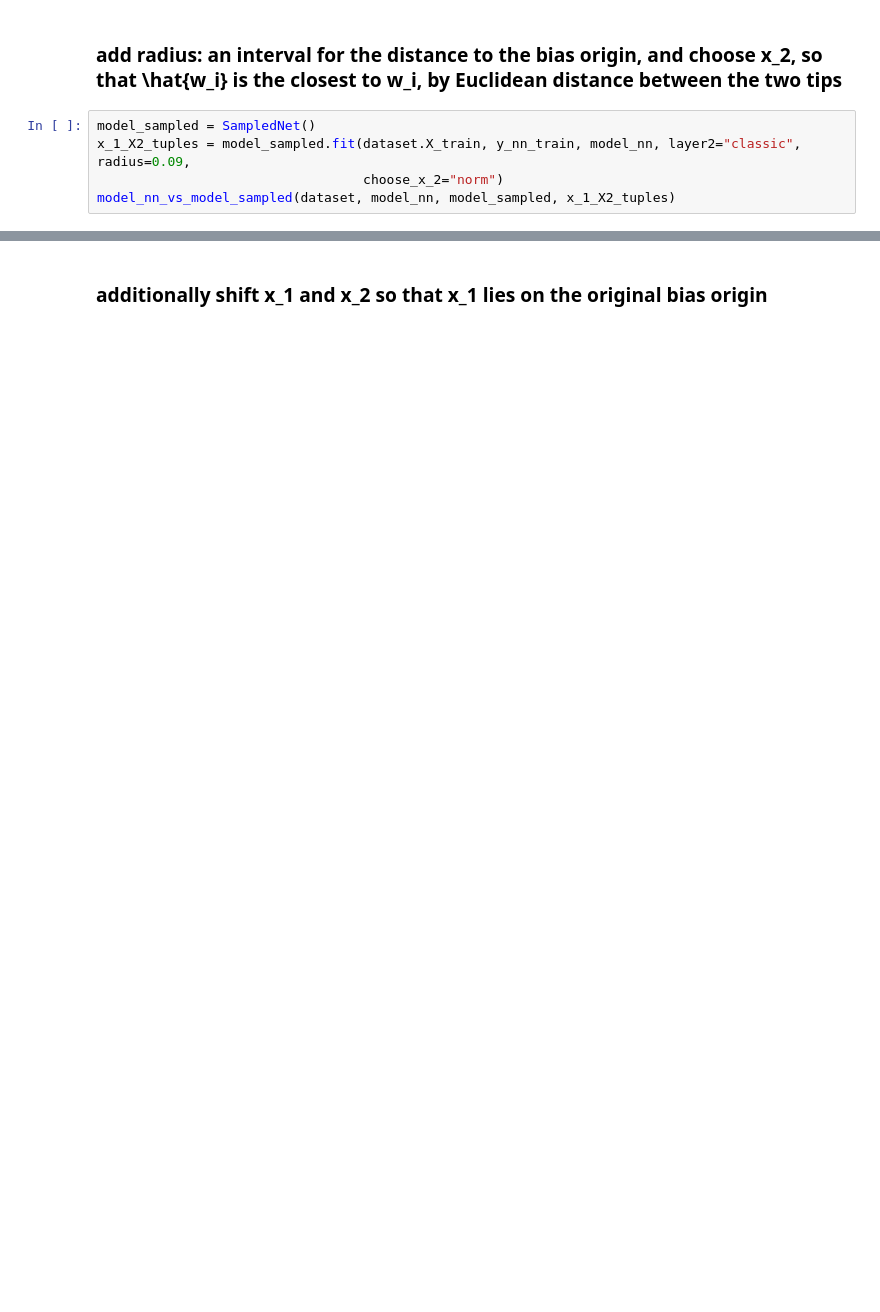
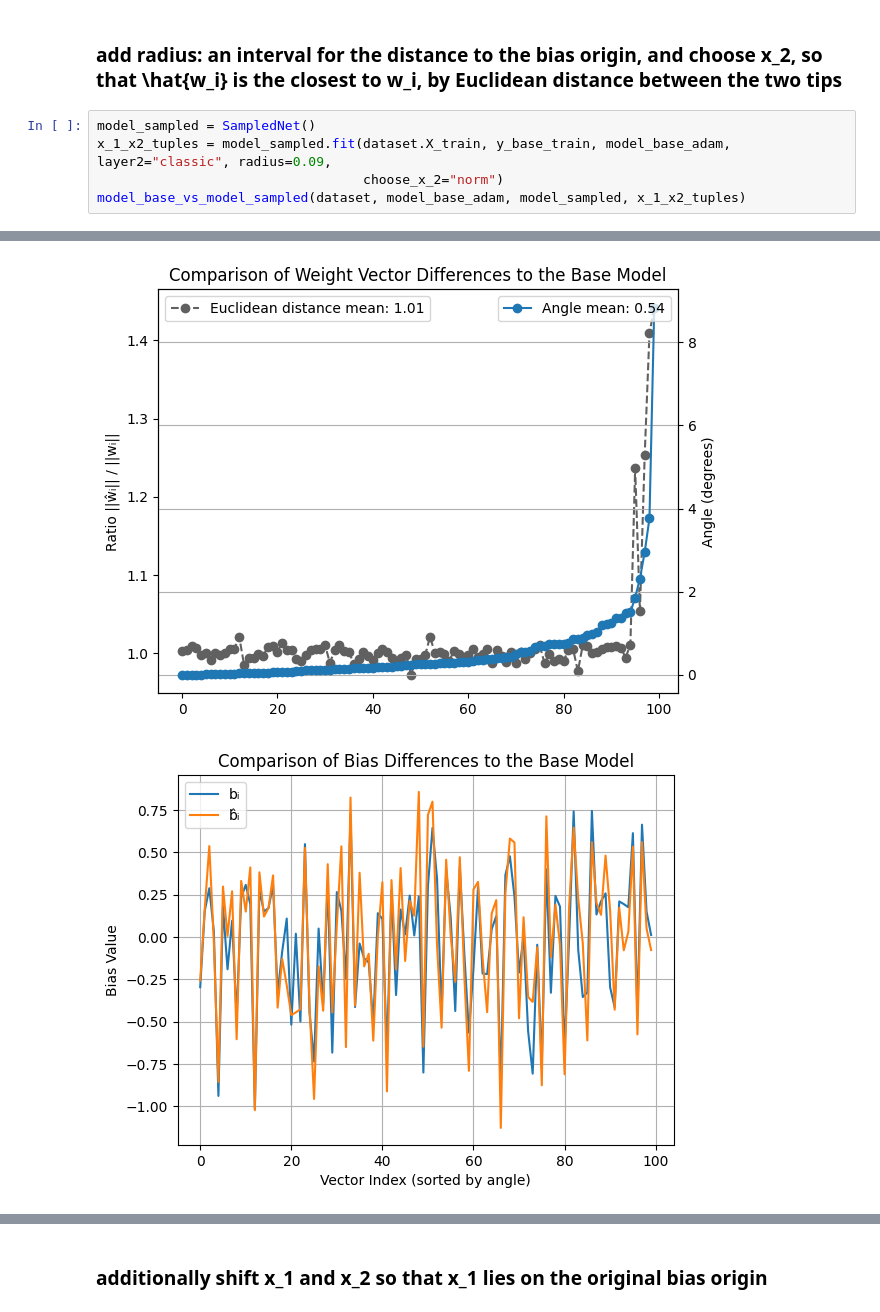
Before and after one commit to DhiaBou/sampled-networks, a Jupyter notebook: notebooks/adam_to_samped.ipynb, the cells around one changed output, grey strips where cells are left out. Cells and saved outputs as stored; diff of their text form; blank space fills up the shorter version.

```diff
--- a/notebooks/adam_to_samped.ipynb
+++ b/notebooks/adam_to_samped.ipynb
@@ -60,7 +72,7 @@ weights1 equals weights2:  False
 ### add radius: an interval for the distance to the bias origin, and choose x_2, so that \hat{w_i} is the closest to w_i, by Euclidean distance between the two tips
 # %%
 model_sampled = SampledNet()
-x_1_X2_tuples = model_sampled.fit(dataset.X_train, y_nn_train, model_nn, layer2="classic", radius=0.09,
+x_1_x2_tuples = model_sampled.fit(dataset.X_train, y_base_train, model_base_adam, layer2="classic", radius=0.09,
                                   choose_x_2="norm")
-model_nn_vs_model_sampled(dataset, model_nn, model_sampled, x_1_X2_tuples)
+model_base_vs_model_sampled(dataset, model_base_adam, model_sampled, x_1_x2_tuples)
 # %% [output]
@@ -76,0 +96,2 @@ weights1 equals weights2:  False
+[figure, added]
+[figure, added]
```
Also changed, not shown: parts of 8 cells of this notebook, 5 other files.
